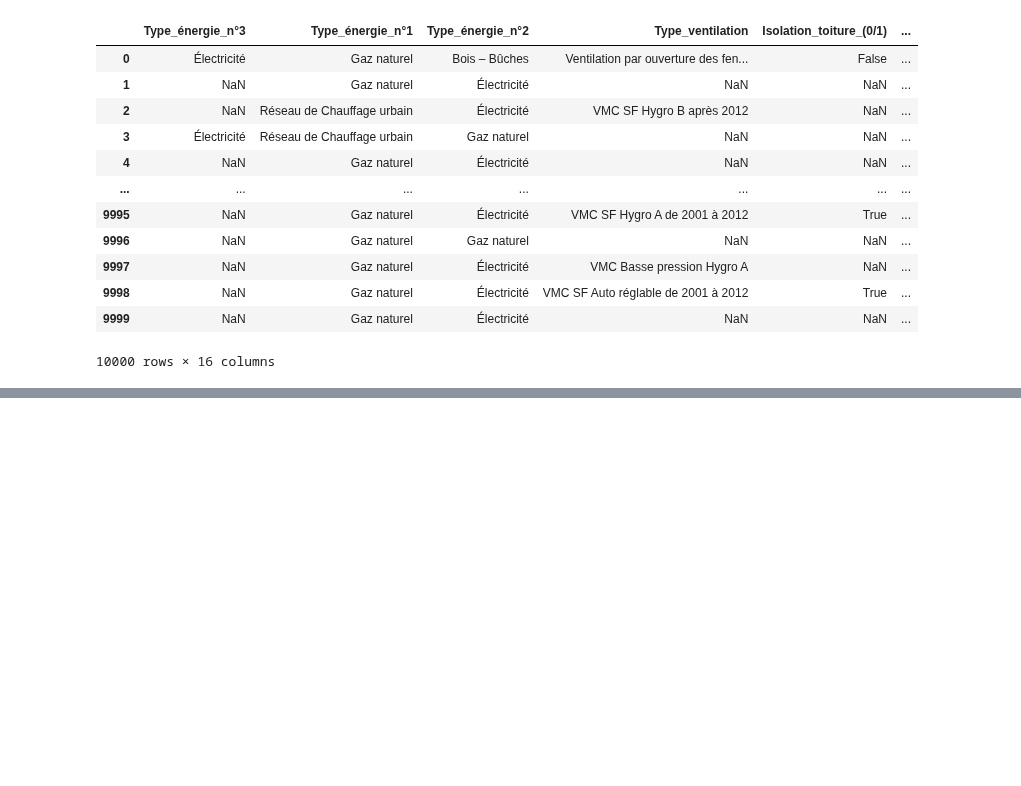
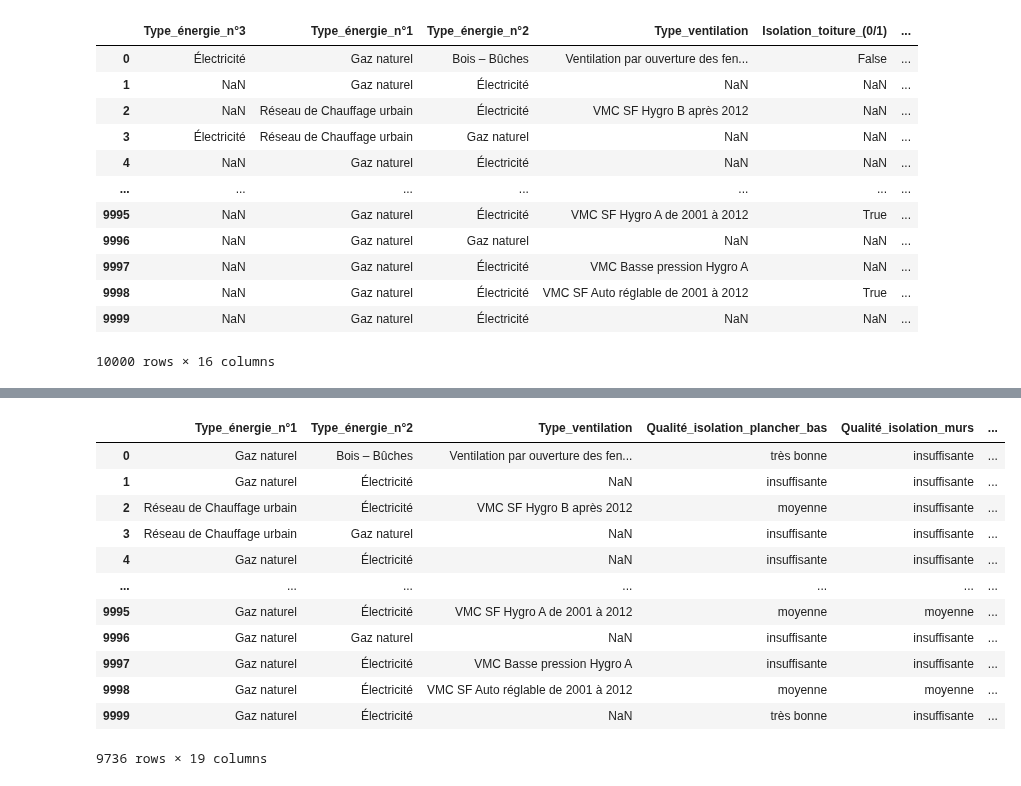
Before and after one commit to LACHQER-Wiam/Projet-Python, a Jupyter notebook: data.ipynb, the cells around one changed output, grey strips where cells are left out. Saved outputs shown, nothing was run; the diff lists cells and outputs as text; code cells hidden in the pictures; blank space fills up the shorter version.

```diff
--- a/data.ipynb
+++ b/data.ipynb
@@ -78,3 +83,45 @@ creat_unique(df)
 | 0 | Type_énergie_principale_chauffage | object | 12 | 24 | [Gaz naturel, Électricité, Réseau... |
 | 0 | Etiquette_DPE | object | 7 | 0 | [D, C, G, E, F, B, A] |
 | 0 | _score | object | 0 | 10000 | [None] |
+# %%
+# Traitement des données manquantes
+
+# Suppression des colonnes avec plus de 60% des valeurs manquantes
+df.drop(["Type_énergie_n°3","Isolation_toiture_(0/1)", "_score"], axis=1, inplace=True)
+
+# Suppression des lignes dans lesquelles la surface habitable est non renseignée
+df=df[df["Surface_habitable_logement"].notna()]
+df=df[df["Qualité_isolation_plancher_bas"].notna()]
+
+# Pour les données qui ont Type_énergie_principale_ECS=Nan ou Type_énergie_principale_chauffage=Nan, on remplit ces cases par Type_énergie_n°1
+df["Type_énergie_principale_ECS"].fillna(df["Type_énergie_n°1"], inplace = True)
+df["Type_énergie_principale_chauffage"].fillna(df["Type_énergie_n°1"], inplace = True)
+
+# La simulation portera uniquement sur les maisons et les appartements, on supprime les immeubles
+df=df[df["Type_bâtiment"]!="immeuble"]
+
+# L’encodage des variables non numériques
+label_encoder = LabelEncoder()
+df['Qualité_isolation_plancher_bas_encoded'] = label_encoder.fit_transform(df['Qualité_isolation_plancher_bas'])
+df["Qualité_isolation_murs_encoded"] = label_encoder.fit_transform(df['Qualité_isolation_murs'])
+df["Période_construction_encoded"] = label_encoder.fit_transform(df['Période_construction'])
+df["Type_énergie_principale_ECS_encoded"] = label_encoder.fit_transform(df['Type_énergie_principale_ECS'])
+df["Type_énergie_principale_chauffage_encoded"] = label_encoder.fit_transform(df['Type_énergie_principale_chauffage'])
+df["Période_construction_encoded"] = label_encoder.fit_transform(df['Période_construction'])
+df = pd.get_dummies(df, columns=['Type_bâtiment'])
+
+df
+# %% [output]
+|  | Type_énergie_n°1 | Type_énergie_n°2 | Type_ventilation | Qualité_isolation_plancher_bas | Qualité_isolation_murs | ... |
+| 0 | Gaz naturel | Bois – Bûches | Ventilation par ouverture des fen... | très bonne | insuffisante | ... |
+| 1 | Gaz naturel | Électricité | NaN | insuffisante | insuffisante | ... |
+| 2 | Réseau de Chauffage urbain | Électricité | VMC SF Hygro B après 2012 | moyenne | insuffisante | ... |
+| 3 | Réseau de Chauffage urbain | Gaz naturel | NaN | insuffisante | insuffisante | ... |
+| 4 | Gaz naturel | Électricité | NaN | insuffisante | insuffisante | ... |
+| ... | ... | ... | ... | ... | ... | ... |
+| 9995 | Gaz naturel | Électricité | VMC SF Hygro A de 2001 à 2012 | moyenne | moyenne | ... |
+| 9996 | Gaz naturel | Gaz naturel | NaN | insuffisante | insuffisante | ... |
+| 9997 | Gaz naturel | Électricité | VMC Basse pression Hygro A | insuffisante | insuffisante | ... |
+| 9998 | Gaz naturel | Électricité | VMC SF Auto réglable de 2001 à 2012 | moyenne | moyenne | ... |
+| 9999 | Gaz naturel | Électricité | NaN | très bonne | insuffisante | ... |
+9736 rows × 19 columns
```
Also changed, not shown: parts of 9 cells of this notebook.
